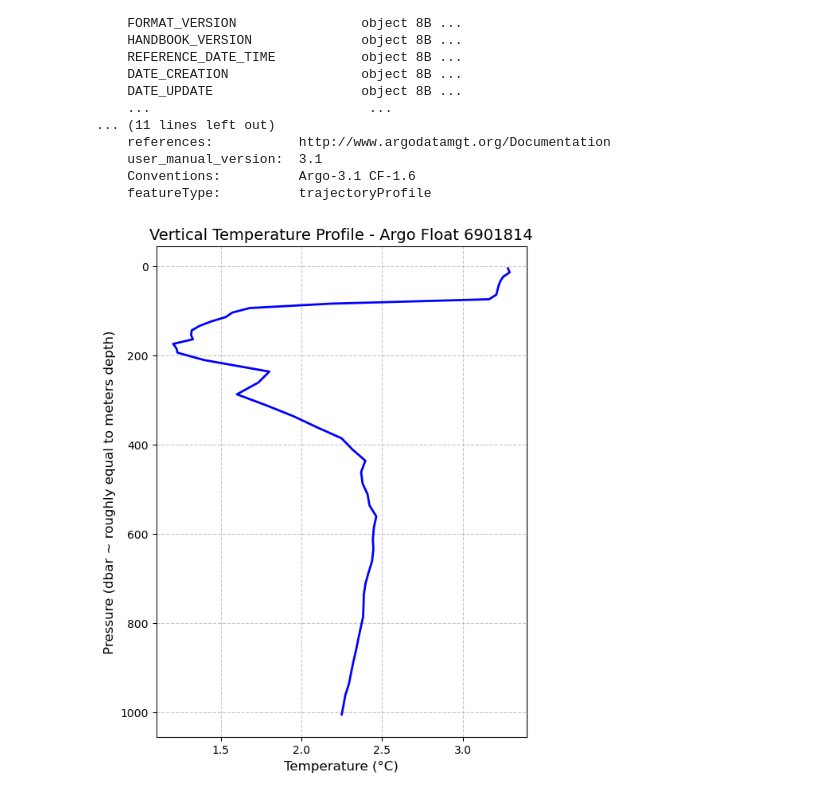
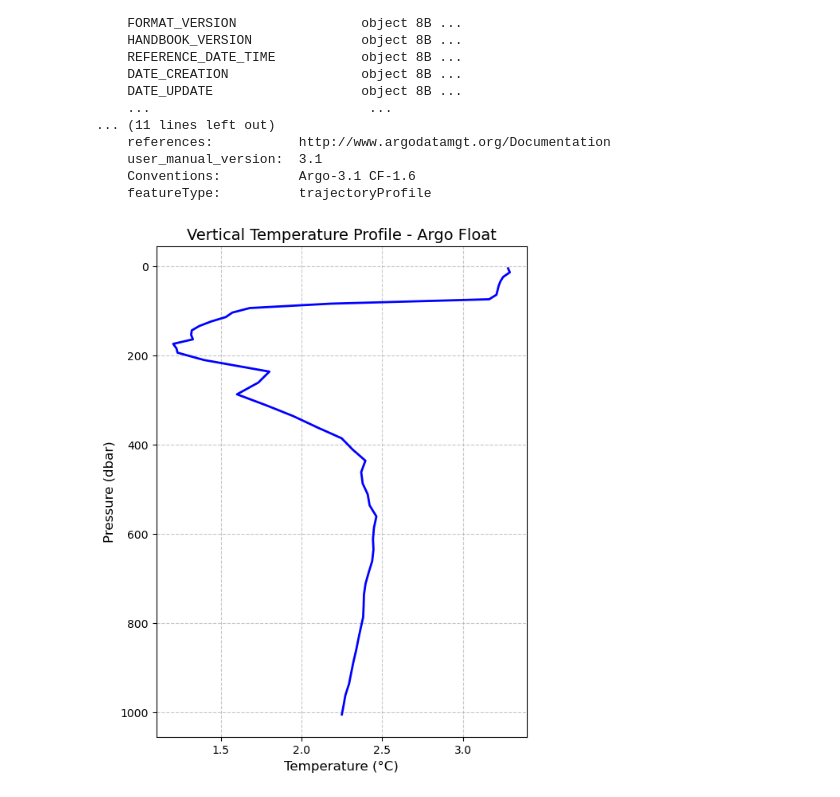
Before and after one commit to ojashgiri42/oceanography-portfolio, a Jupyter notebook: project_01_argo_hydrography/notebooks/01_argo_analysis.ipynb, the cells around one changed output. Cells and saved outputs as stored; diff of their text form; code cells hidden in the pictures.

```diff
--- a/project_01_argo_hydrography/notebooks/01_argo_analysis.ipynb
+++ b/project_01_argo_hydrography/notebooks/01_argo_analysis.ipynb
@@ -46,25 +45,25 @@ Data variables: (12/64)
 # %%
 import matplotlib.pyplot as plt
 
-# The float makes many dives. Let's select the very first dive (Profile 0)
+# selecting only the first dive (Profile 0)
 profile = ds.isel(N_PROF=0)
 
-# Create the plot
+# Creating the plot
 plt.figure(figsize=(6, 8))
 plt.plot(profile.TEMP, profile.PRES, color='blue', linewidth=2)
 
-# Oceanographers always invert the Y-axis because depth goes DOWN
+# Inverting as it makes it easier to visualize
 plt.gca().invert_yaxis()
 
-# Add labels and a title
+# Adding labels and a title
 plt.xlabel("Temperature (°C)", fontsize=12)
-plt.ylabel("Pressure (dbar ~ roughly equal to meters depth)", fontsize=12)
-plt.title("Vertical Temperature Profile - Argo Float 6901814", fontsize=14)
+plt.ylabel("Pressure (dbar)", fontsize=12)
+plt.title("Vertical Temperature Profile - Argo Float", fontsize=14)
 plt.grid(True, linestyle='--', alpha=0.7)
 
-# Save the figure to your figures folder
+# Saving the file
 plt.savefig("../figures/temperature_profile.png", dpi=300, bbox_inches='tight')
 
 plt.show()
 # %% [output]
-[figure, old version]
+[figure, new version]
```
Also changed, not shown: parts of 2 cells of this notebook, 26 other files.
